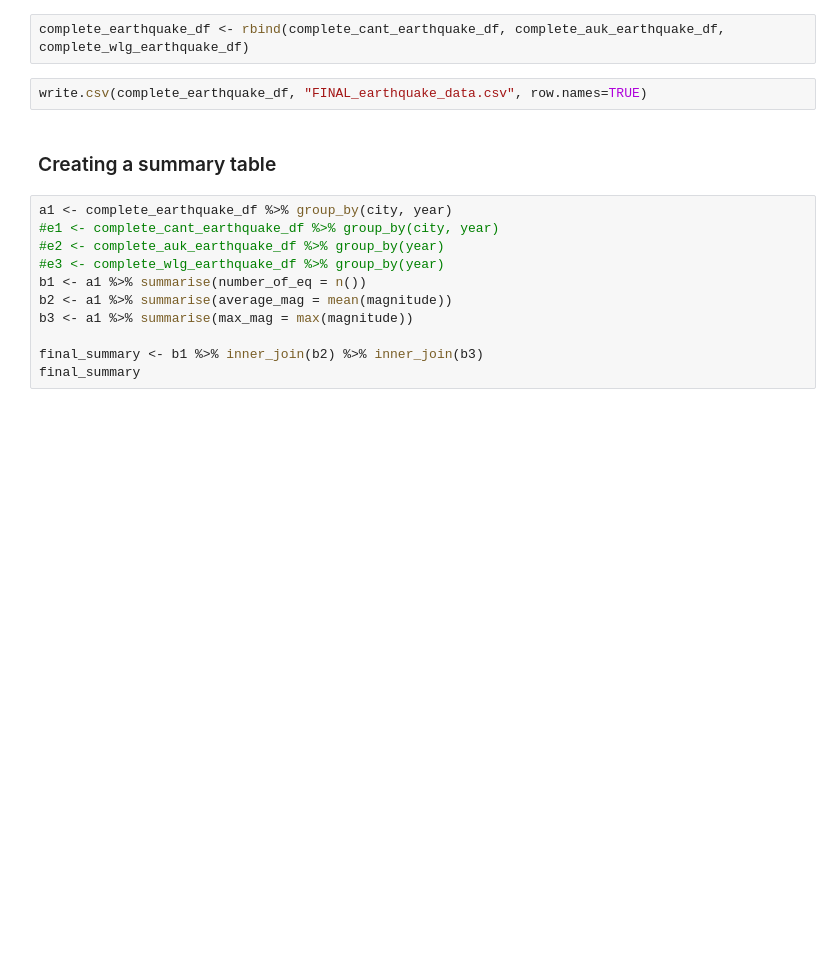
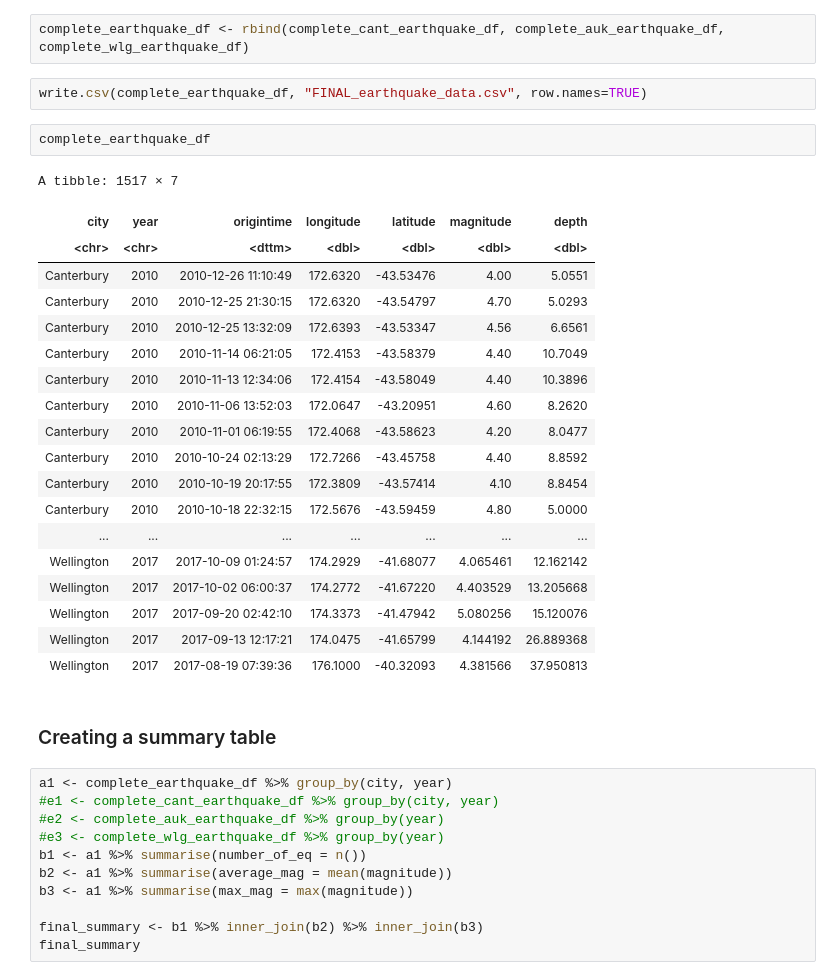
Before and after one commit to adaizh/datamac, a Jupyter notebook: EarthquakeNotebook.ipynb, the cells around one changed output. Drawn from its saved outputs; the diff is of its cells as text; blank space fills up the shorter version.

```diff
--- a/EarthquakeNotebook.ipynb
+++ b/EarthquakeNotebook.ipynb
@@ -153,6 +154,28 @@ complete_wlg_earthquake_df <- rbind(wrangled_df_wlg_earthquake_df_2005_to_2007,
 complete_earthquake_df <- rbind(complete_cant_earthquake_df, complete_auk_earthquake_df, complete_wlg_earthquake_df)
 # %%
 write.csv(complete_earthquake_df, "FINAL_earthquake_data.csv", row.names=TRUE)
+# %%
+complete_earthquake_df
+# %% [output]
+A tibble: 1517 × 7
+| city | year | origintime | longitude | latitude | magnitude | depth |
+| <chr> | <chr> | <dttm> | <dbl> | <dbl> | <dbl> | <dbl> |
+| Canterbury | 2010 | 2010-12-26 11:10:49 | 172.6320 | -43.53476 | 4.00 | 5.0551 |
+| Canterbury | 2010 | 2010-12-25 21:30:15 | 172.6320 | -43.54797 | 4.70 | 5.0293 |
+| Canterbury | 2010 | 2010-12-25 13:32:09 | 172.6393 | -43.53347 | 4.56 | 6.6561 |
+| Canterbury | 2010 | 2010-11-14 06:21:05 | 172.4153 | -43.58379 | 4.40 | 10.7049 |
+| Canterbury | 2010 | 2010-11-13 12:34:06 | 172.4154 | -43.58049 | 4.40 | 10.3896 |
+| Canterbury | 2010 | 2010-11-06 13:52:03 | 172.0647 | -43.20951 | 4.60 | 8.2620 |
+| Canterbury | 2010 | 2010-11-01 06:19:55 | 172.4068 | -43.58623 | 4.20 | 8.0477 |
+| Canterbury | 2010 | 2010-10-24 02:13:29 | 172.7266 | -43.45758 | 4.40 | 8.8592 |
+| Canterbury | 2010 | 2010-10-19 20:17:55 | 172.3809 | -43.57414 | 4.10 | 8.8454 |
+| Canterbury | 2010 | 2010-10-18 22:32:15 | 172.5676 | -43.59459 | 4.80 | 5.0000 |
+| ... | ... | ... | ... | ... | ... | ... |
+| Wellington | 2017 | 2017-10-09 01:24:57 | 174.2929 | -41.68077 | 4.065461 | 12.162142 |
+| Wellington | 2017 | 2017-10-02 06:00:37 | 174.2772 | -41.67220 | 4.403529 | 13.205668 |
+| Wellington | 2017 | 2017-09-20 02:42:10 | 174.3373 | -41.47942 | 5.080256 | 15.120076 |
+| Wellington | 2017 | 2017-09-13 12:17:21 | 174.0475 | -41.65799 | 4.144192 | 26.889368 |
+| Wellington | 2017 | 2017-08-19 07:39:36 | 176.1000 | -40.32093 | 4.381566 | 37.950813 |
 # %% [markdown]
 ### Creating a summary table
 # %%
```
Also changed, not shown: parts of 4 cells of this notebook, 3 other files.
